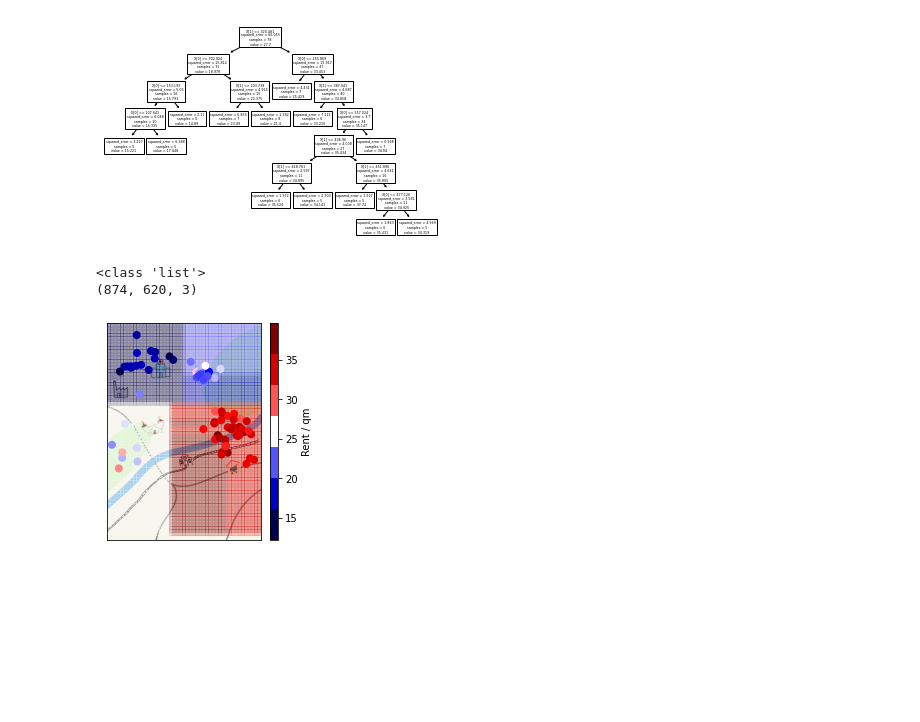
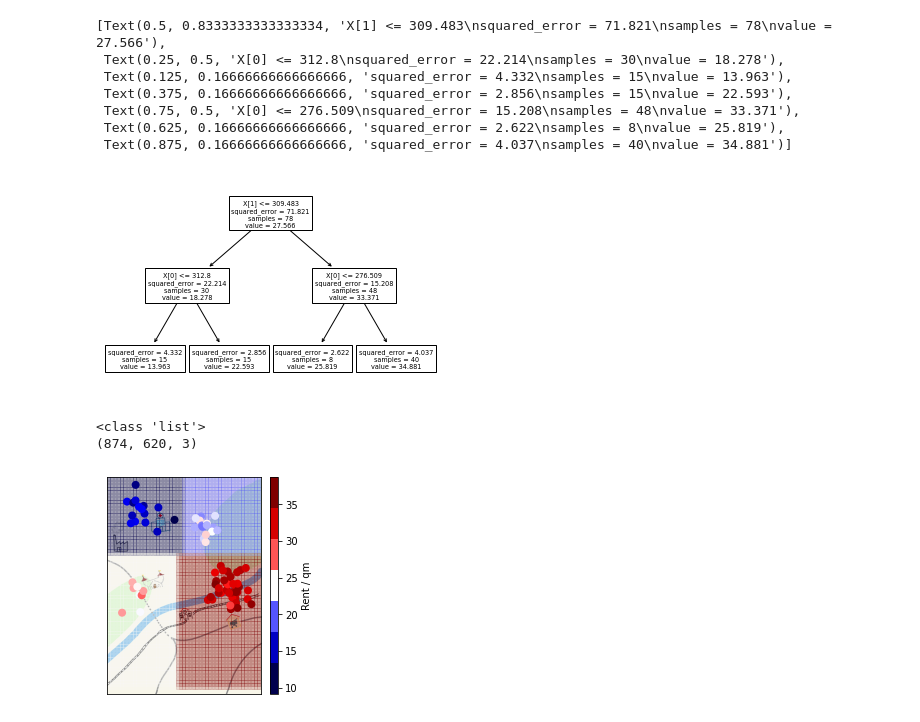
Before and after one commit to timweiland/aix-decision-tree, a Jupyter notebook: src/python/AiTreeGenerator.ipynb, the cells around one changed output. Cells and saved outputs as stored; diff of their text form; code cells hidden in the pictures; blank space fills up the shorter version.

```diff
--- a/src/python/AiTreeGenerator.ipynb
+++ b/src/python/AiTreeGenerator.ipynb
@@ -81,7 +81,7 @@ from sklearn.tree import DecisionTreeRegressor
 from sklearn import tree
 
 #Fit a DecisionTree with depth 1 to the data
-model = DecisionTreeRegressor(random_state=0, max_depth=10, min_samples_leaf=5)
+model = DecisionTreeRegressor(random_state=0, max_depth=2, min_samples_leaf=5)
 model.fit(locs,rents)
 
 #Create test data points and calculate prediction
@@ -91,9 +91,15 @@ locs_test = np.array(np.meshgrid(locs_x_test, locs_y_test)).T.reshape(-1,2)
 rents_pred = model.predict(locs_test)
 # %%
 tree.plot_tree(model)
-None
 # %% [output]
+[Text(0.5, 0.8333333333333334, 'X[1] <= 309.483\nsquared_error = 71.821\nsamples = 78\nvalue = 27.566'),
+ Text(0.25, 0.5, 'X[0] <= 312.8\nsquared_error = 22.214\nsamples = 30\nvalue = 18.278'),
+ Text(0.125, 0.16666666666666666, 'squared_error = 4.332\nsamples = 15\nvalue = 13.963'),
+ Text(0.375, 0.16666666666666666, 'squared_error = 2.856\nsamples = 15\nvalue = 22.593'),
+ Text(0.75, 0.5, 'X[0] <= 276.509\nsquared_error = 15.208\nsamples = 48\nvalue = 33.371'),
+ Text(0.625, 0.16666666666666666, 'squared_error = 2.622\nsamples = 8\nvalue = 25.819'),
+ Text(0.875, 0.16666666666666666, 'squared_error = 4.037\nsamples = 40\nvalue = 34.881')]
-[figure, old version]
+[figure, new version]
 # %%
 import TreeToReact as ttr
 import json
@@ -147,4 +153,4 @@ cbar.set_label('Rent / qm')
 fig.tight_layout
 None
 # %% [output]
-[figure, old version]
+[figure, new version]
```
Also changed, not shown: parts of 2 cells of this notebook, 12 other files.
